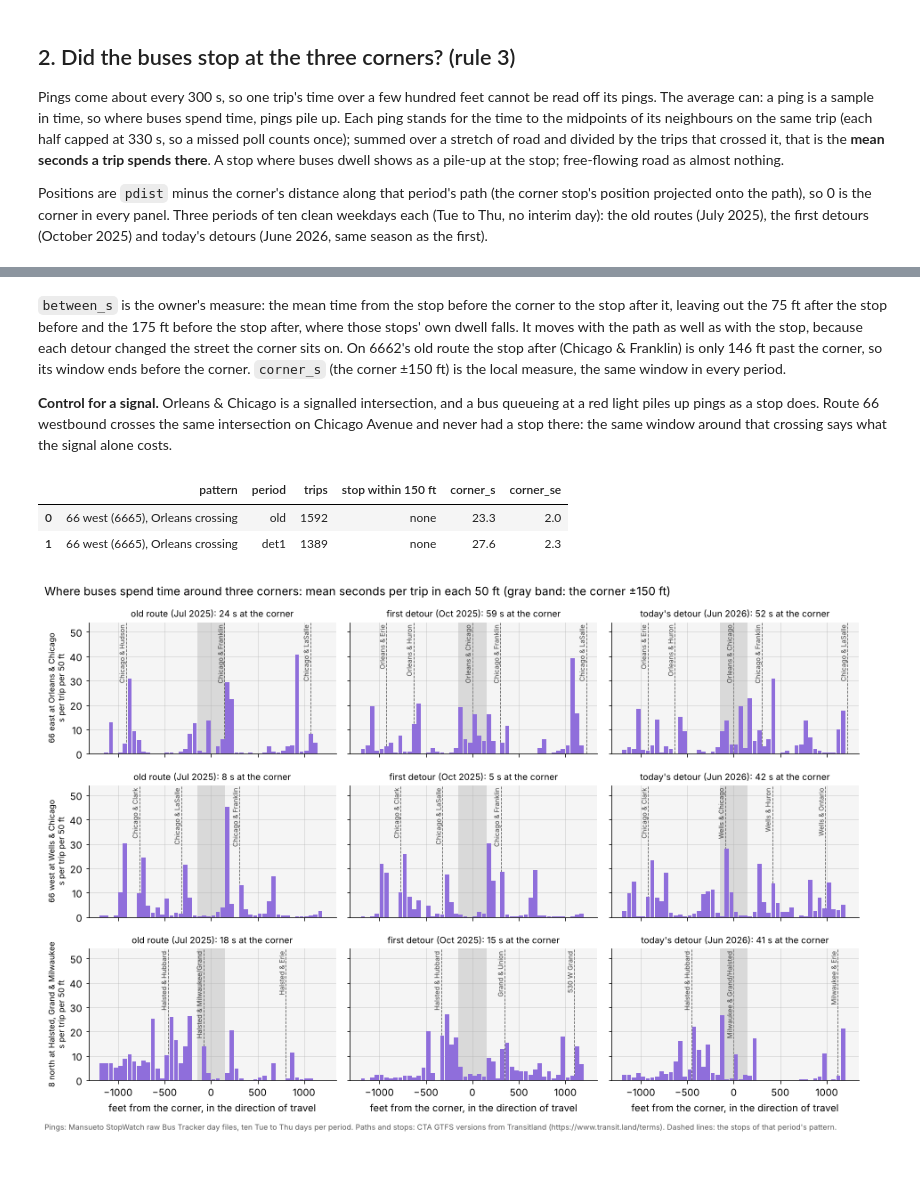
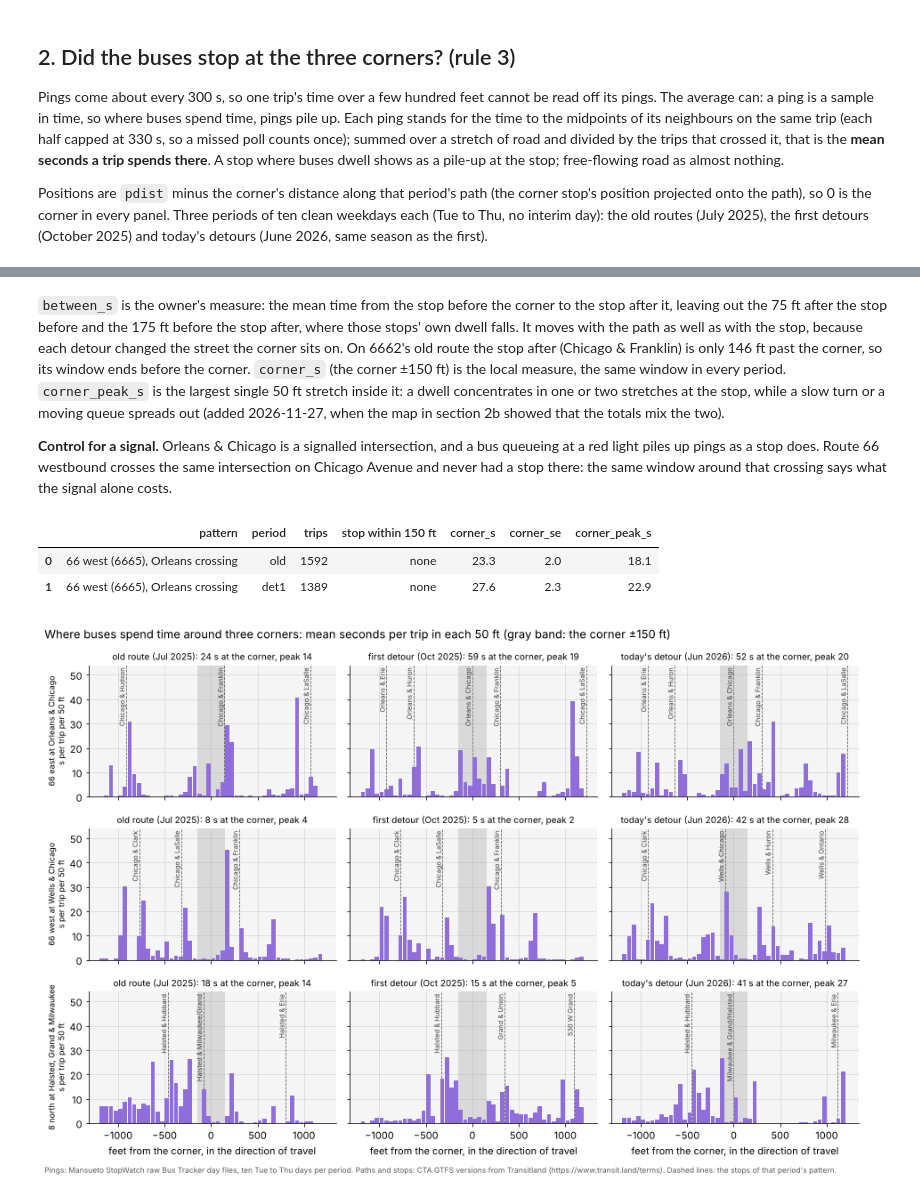
Before and after one commit to Inoueian/cta_bus_analysis, a Jupyter notebook: notebooks/corner_stops_routes_8_66.ipynb, the cells around one changed output, grey strips where cells are left out. Saved outputs shown, nothing was run; the diff lists cells and outputs as text; code cells hidden in the pictures; blank space fills up the shorter version.

```diff
--- a/notebooks/corner_stops_routes_8_66.ipynb
+++ b/notebooks/corner_stops_routes_8_66.ipynb
@@ -129,6 +129,7 @@ DRIVING_DAYS = ["2025-07-29", "2025-08-01", "2025-08-03", "2025-08-04", "2025-08
                 "2025-10-31", "2025-11-01", "2025-11-02", "2025-11-03", "2025-11-04", "2025-11-05", "2025-11-06",
                 "2025-11-07", "2025-11-08", "2025-11-09", "2025-11-10", "2025-11-11", "2025-11-12", "2025-11-22",
                 "2025-11-23", "2025-11-24", "2025-11-25"]
+DRIVING_DAYS = sorted(set(DRIVING_DAYS) | {f"2025-08-{d:02d}" for d in range(6, 16)} | {f"2025-11-{d:02d}" for d in range(13, 22)})  # 2026-11-27: every day of the unreported periods
 
 
 def section_jumps(g: pd.DataFrame, south: float, north: float) -> int:
@@ -379,6 +380,12 @@ def nearby_stops(pid: str, per: str, at: float, reach: float = 1_300) -> pd.Data
     return s[["stop_id", "name", "x"]]
 
 
+def profile(p: pd.DataFrame, n: int) -> pd.Series:
+    """Mean seconds per trip in each 50 ft of pdist from -1,200 to +1,200 ft around the corner (bins by their start)."""
+    q = p[p["x"].between(-1_200, 1_200, inclusive="left")]
+    return (q.groupby((q["x"] // BIN_FT) * BIN_FT)["w"].sum() / n).reindex(np.arange(-1_200, 1_200, BIN_FT), fill_value=0)
+
+
 rows, PROFILES = [], {}
 for pid, corner in CORNERS:
     for per in PERIOD_DAYS:
@@ -393,14 +400,14 @@ for pid, corner in CORNERS:
         before, after = stops[stops["x"] < -AT_CORNER_FT].iloc[-1], stops[stops["x"] > AT_CORNER_FT].iloc[0]
         c_mean, c_se = seconds_in(p, n, -CORNER_FT, CORNER_FT)
         s_mean, s_se = seconds_in(p, n, before["x"] + 75, after["x"] - 175)
+        prof = profile(p, n)
         rows.append({"pid": pid, "corner": TODAY_STOPS.loc[corner, "stop_name"], "period": per, "trips": n,
                      "stop at the corner": ", ".join(here["stop_id"]) or "none",
                      "corner_s": round(c_mean, 1), "corner_se": round(c_se, 1),
+                     "corner_peak_s": round(prof[(prof.index >= -CORNER_FT) & (prof.index < CORNER_FT)].max(), 1),
                      "stop_before": f"{before['name']} ({before['x']:+.0f} ft)", "stop_after": f"{after['name']} ({after['x']:+.0f} ft)",
                      "between_s": round(s_mean, 1), "between_se": round(s_se, 1)})
-        bins = np.arange(-1_200, 1_200, BIN_FT)
-        q = p[p["x"].between(-1_200, 1_200, inclusive="left")]
-        PROFILES[(pid, per)] = ((q.groupby((q["x"] // BIN_FT) * BIN_FT)["w"].sum() / n).reindex(bins, fill_value=0), stops)
+        PROFILES[(pid, per)] = (prof, stops)
 CORNER_TABLE = pd.DataFrame(rows)
 display(CORNER_TABLE)
 # %% [output]
@@ -419,7 +426,9 @@ display(CORNER_TABLE)
 the 75 ft after the stop before and the 175 ft before the stop after, where those stops' own dwell falls. It moves
 with the path as well as with the stop, because each detour changed the street the corner sits on. On 6662's old
 route the stop after (Chicago & Franklin) is only 146 ft past the corner, so its window ends before the corner.
-`corner_s` (the corner ±150 ft) is the local measure, the same window in every period.
+`corner_s` (the corner ±150 ft) is the local measure, the same window in every period. `corner_peak_s` is the largest
+single 50 ft stretch inside it: a dwell concentrates in one or two stretches at the stop, while a slow turn or a
+moving queue spreads out (added 2026-11-27, when the map in section 2b showed that the totals mix the two).
 
 **Control for a signal.** Orleans & Chicago is a signalled intersection, and a bus queueing at a red light piles up
 pings as a stop does. Route 66 westbound crosses the same intersection on Chicago Avenue and never had a stop there:
@@ -430,39 +439,41 @@ for per in ["old", "det1"]:
     at = corner_position("6665", per, "6714")  # Orleans & Chicago projected onto route 66 westbound's Chicago Avenue
     p, n = traversals("6665", per, at)
     m, se = seconds_in(p, n, -CORNER_FT, CORNER_FT)
+    prof = profile(p, n)
     stops = nearby_stops("6665", per, at, 400)
     ctrl.append({"pattern": "66 west (6665), Orleans crossing", "period": per, "trips": n, "stop within 150 ft": ", ".join(stops.loc[stops["x"].abs() <= CORNER_FT, "stop_id"]) or "none",
-                 "corner_s": round(m, 1), "corner_se": round(se, 1)})
+                 "corner_s": round(m, 1), "corner_se": round(se, 1),
+                 "corner_peak_s": round(prof[(prof.index >= -CORNER_FT) & (prof.index < CORNER_FT)].max(), 1)})
 display(pd.DataFrame(ctrl))
 # %% [output]
-|  | pattern | period | trips | stop within 150 ft | corner_s | corner_se |
-| 0 | 66 west (6665), Orleans crossing | old | 1592 | none | 23.3 | 2.0 |
-| 1 | 66 west (6665), Orleans crossing | det1 | 1389 | none | 27.6 | 2.3 |
+|  | pattern | period | trips | stop within 150 ft | corner_s | corner_se | corner_peak_s |
+| 0 | 66 west (6665), Orleans crossing | old | 1592 | none | 23.3 | 2.0 | 18.1 |
+| 1 | 66 west (6665), Orleans crossing | det1 | 1389 | none | 27.6 | 2.3 | 22.9 |
 # %%
 fig, axes = plt.subplots(3, 3, figsize=(13, 8.6), sharex=True, sharey=True)
 TITLE = {"6662": "66 east at Orleans & Chicago", "6665": "66 west at Wells & Chicago", "9376": "8 north at Halsted, Grand & Milwaukee"}
 for i, (pid, corner) in enumerate(CORNERS):
     for j, per in enumerate(PERIOD_DAYS):
         ax = axes[i, j]
         prof, stops = PROFILES[(pid, per)]
         ax.axvspan(-CORNER_FT, CORNER_FT, color="0.85", lw=0, zorder=0)
         ax.bar(prof.index + BIN_FT / 2, prof.values, width=BIN_FT * 0.9, color="C0", zorder=2)
         for s in stops.itertuples():
             ax.axvline(s.x, color="0.35", lw=0.8, ls="--", zorder=1)
             ax.text(s.x, 53, s.name.replace(" (Blue Line)", "").replace(" (Brown line)", ""), rotation=90, fontsize=7.5,
                     va="top", ha="right", color="0.25")
         row = CORNER_TABLE[(CORNER_TABLE["pid"] == pid) & (CORNER_TABLE["period"] == per)].iloc[0]
         ax.set_ylim(0, 54)
-        ax.set_title(f"{PERIOD_LABEL[per]}: {row['corner_s']:.0f} s at the corner", fontsize=10)
+        ax.set_title(f"{PERIOD_LABEL[per]}: {row['corner_s']:.0f} s at the corner, peak {row['corner_peak_s']:.0f}", fontsize=10)
         if j == 0:
             ax.set_ylabel(f"{TITLE[pid]}\ns per trip per 50 ft", fontsize=9)
         if i == 2:
             ax.set_xlabel("feet from the corner, in the direction of travel")
 fig.suptitle("Where buses spend time around three corners: mean seconds per trip in each 50 ft (gray band: the corner ±150 ft)",
              x=0.01, ha="left", fontsize=13)
 fig.text(0.01, -0.01, "Pings: Mansueto StopWatch raw Bus Tracker day files, ten Tue to Thu days per period. Paths and stops: CTA GTFS "
          "versions from Transitland (https://www.transit.land/terms). Dashed lines: the stops of that period's pattern.", fontsize=8.5, color="0.35")
 fig.tight_layout()
 plt.show()
 # %% [output]
-[figure, old version]
+[figure, new version]
```
Also changed, not shown: parts of 6 cells of this notebook, 4 other files.
